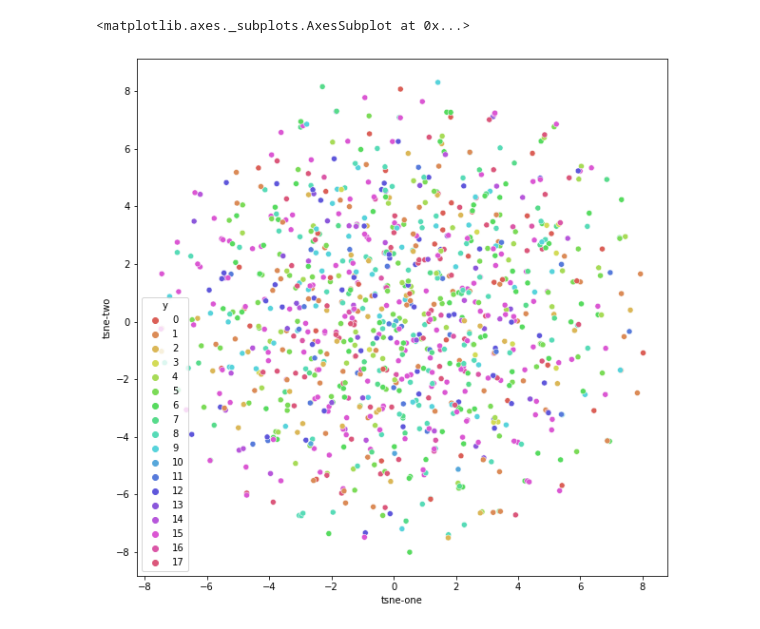
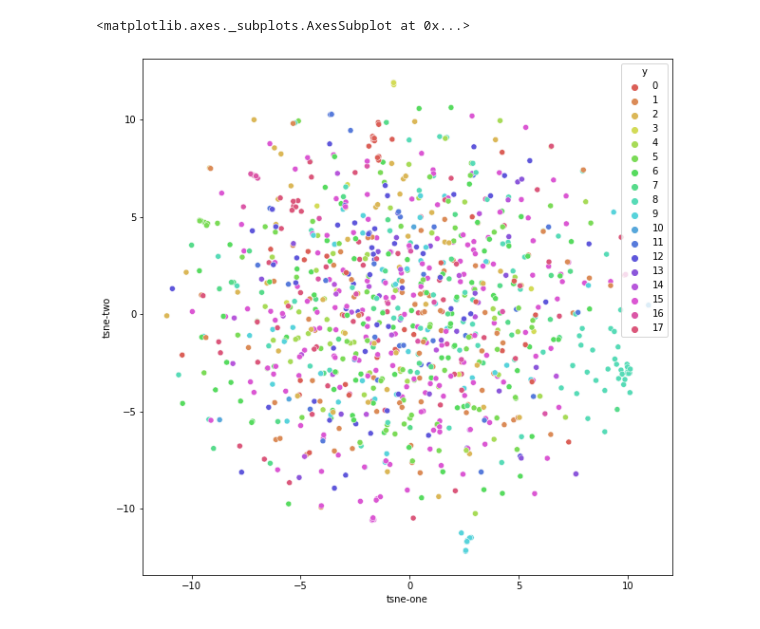
Before and after one commit to Xueping/KG_medical, a Jupyter notebook: src/Kemce_dag_visualization.ipynb, the cells around one changed output. Drawn from its saved outputs; the diff is of its cells as text; code cells hidden in the pictures.

```diff
--- a/src/Kemce_dag_visualization.ipynb
+++ b/src/Kemce_dag_visualization.ipynb
@@ -63,19 +50,25 @@ x_2d, labels = eval.get_sample_tsne(embeddings, 1000)
 # %%
+pretrained_dir = os.path.join(data_path, 'outputs/kemce/models/seq_prediction/dx_100_dag_loss_0.5_cat1_1_1/')
+weights_path = os.path.join(pretrained_dir, 'pytorch_model.bin_4')
+
+model = torch.load(weights_path)
+embeddings = model.embed_dag.weight.cpu().detach().numpy()
+x_2d, labels = eval.get_sample_tsne(embeddings,1000)
 cms_df_subset={}
 cms_df_subset['tsne-one'] = x_2d[:,0]
 cms_df_subset['tsne-two'] = x_2d[:,1]
 cms_df_subset['y'] = np.array(labels)
 plt.figure(figsize=(10,10))
 # ax1 = plt.subplot(1, 3, 1)
 sns.scatterplot(
     x="tsne-one", y="tsne-two",
     hue="y",
     palette=sns.color_palette("hls", 18),
     data=cms_df_subset,
 #     legend="full",
     alpha=1,
 #     ax=ax1
 )
 # %% [output]
 <matplotlib.axes._subplots.AxesSubplot at 0x...>
-[figure, old version]
+[figure, new version]
```
Also changed, not shown: parts of 14 cells of this notebook, 28 other files.
